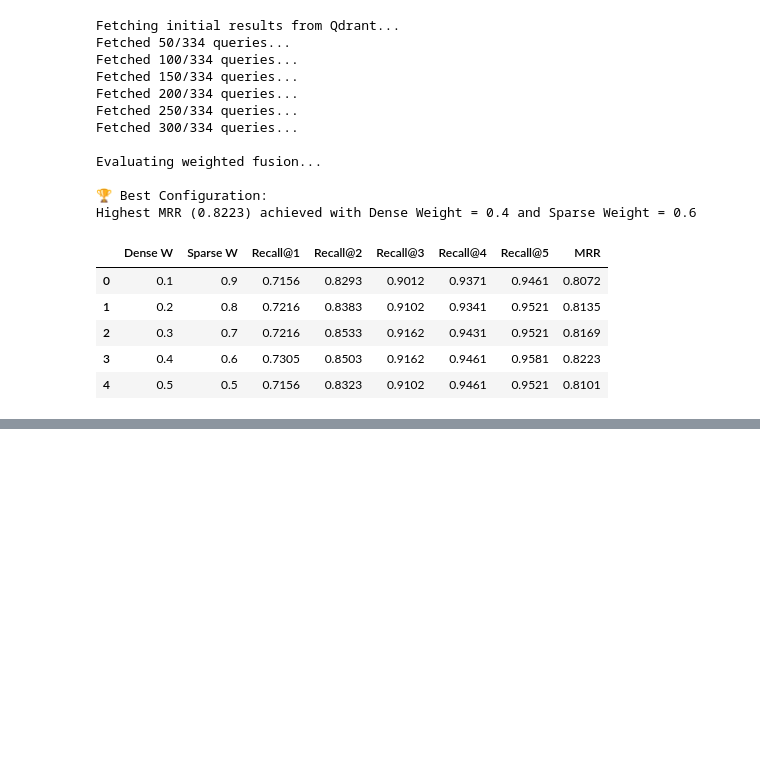
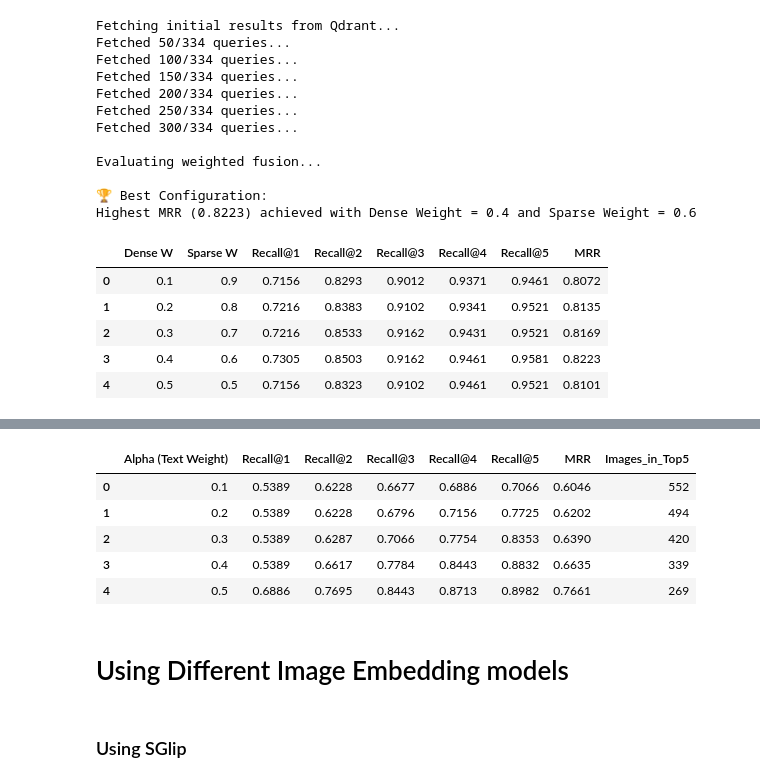
Before and after one commit to Jugal-lachhwani/Advanced_RAG, a Jupyter notebook: Research_Paper_rag/Experiment_pipeline/evaluation.ipynb, the cells around one changed output, grey strips where cells are left out. Drawn from its saved outputs; the diff is of its cells as text; code cells hidden in the pictures; blank space fills up the shorter version.

```diff
--- a/Research_Paper_rag/Experiment_pipeline/evaluation.ipynb
+++ b/Research_Paper_rag/Experiment_pipeline/evaluation.ipynb
@@ -242,7 +234,9 @@ def evaluate_hybrid_retrieval():
     # Load the sparse model (dense 'model' is assumed to be globally available like before)
     bm25_model = SparseTextEmbedding(model_name="Qdrant/bm25")
     collection_name = "research_papers_v2_hybrid"
+    image = 0
 
+    embedding_model = SentenceTransformer("mixedbread-ai/mxbai-embed-large-v1", device="cpu")
     processed = 0
     # from sentence_transformers import SentenceTransformer
 
@@ -292,6 +286,11 @@ def evaluate_hybrid_retrieval():
                 doc_id = point.id
             retrieved_doc_ids.append(str(doc_id))
 
+            is_image = point.payload.get("image_path", None) if point.payload else None
+
+            if is_image:
+                image += 1
+
         # Ground Truth Evaluation
         ground_truth = qrels[key]
         ground_truth_doc_id = (
@@ -322,11 +321,11 @@ def evaluate_hybrid_retrieval():
         for metric, values in metrics.items()
     }
 
-    return final_metrics
+    return image
 
 # Run the evaluation
-hybrid_metrics = evaluate_hybrid_retrieval()
-print("Hybrid Search Results:", hybrid_metrics)
+image_count = evaluate_hybrid_retrieval()
+print("Image Counts:", image_count)
 # %% [output]
 Processed 20/334 queries...
 Processed 40/334 queries...
@@ -1145,0 +2103,13 @@ df_weighted_results_UAE.to_csv("df_weighted_results_UAE.csv")
+# %%
+df_metrics.head()
+# %% [output]
+|  | Alpha (Text Weight) | Recall@1 | Recall@2 | Recall@3 | Recall@4 | Recall@5 | MRR | Images_in_Top5 |
+| 0 | 0.1 | 0.5389 | 0.6228 | 0.6677 | 0.6886 | 0.7066 | 0.6046 | 552 |
+| 1 | 0.2 | 0.5389 | 0.6228 | 0.6796 | 0.7156 | 0.7725 | 0.6202 | 494 |
+| 2 | 0.3 | 0.5389 | 0.6287 | 0.7066 | 0.7754 | 0.8353 | 0.6390 | 420 |
+| 3 | 0.4 | 0.5389 | 0.6617 | 0.7784 | 0.8443 | 0.8832 | 0.6635 | 339 |
+| 4 | 0.5 | 0.6886 | 0.7695 | 0.8443 | 0.8713 | 0.8982 | 0.7661 | 269 |
+# %% [markdown]
+# Using Different Image Embedding models
+# %% [markdown]
+### Using SGlip
```
Also changed, not shown: parts of 21 cells of this notebook, 5 other files.
